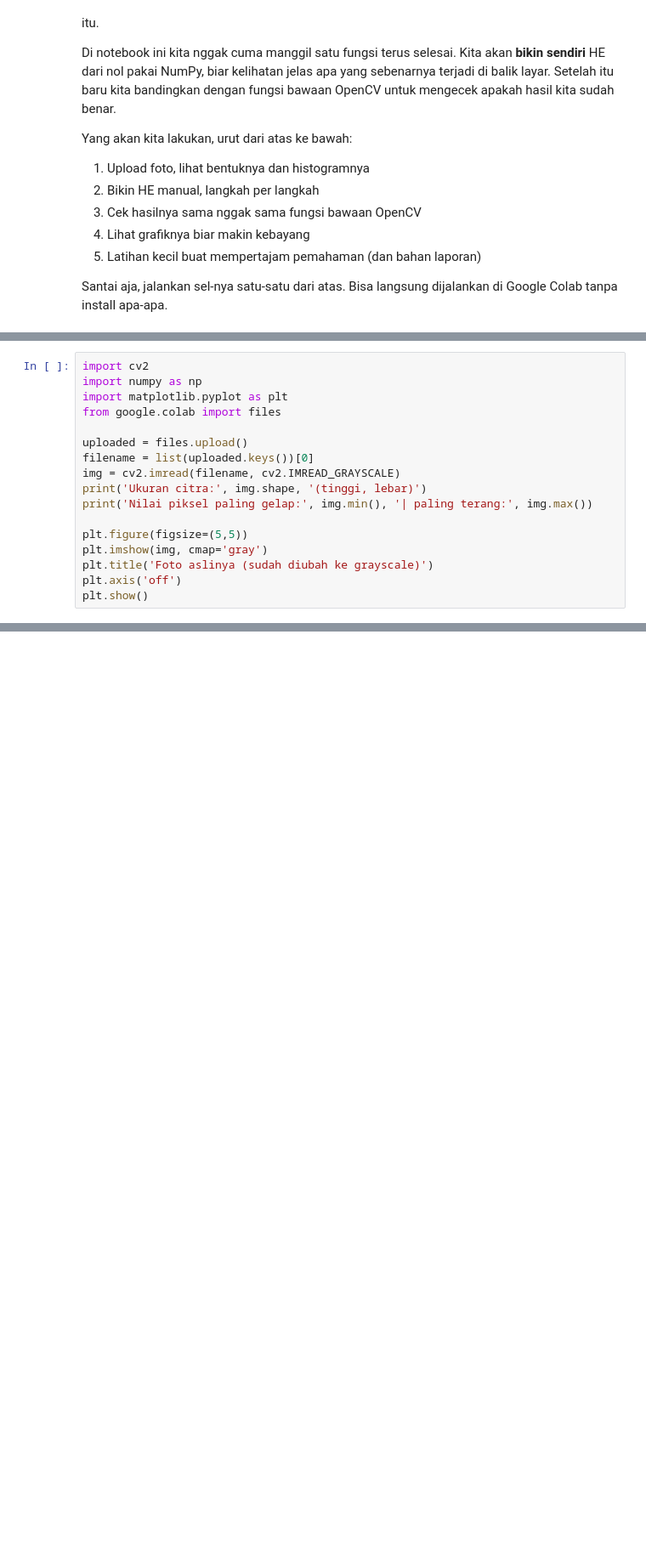
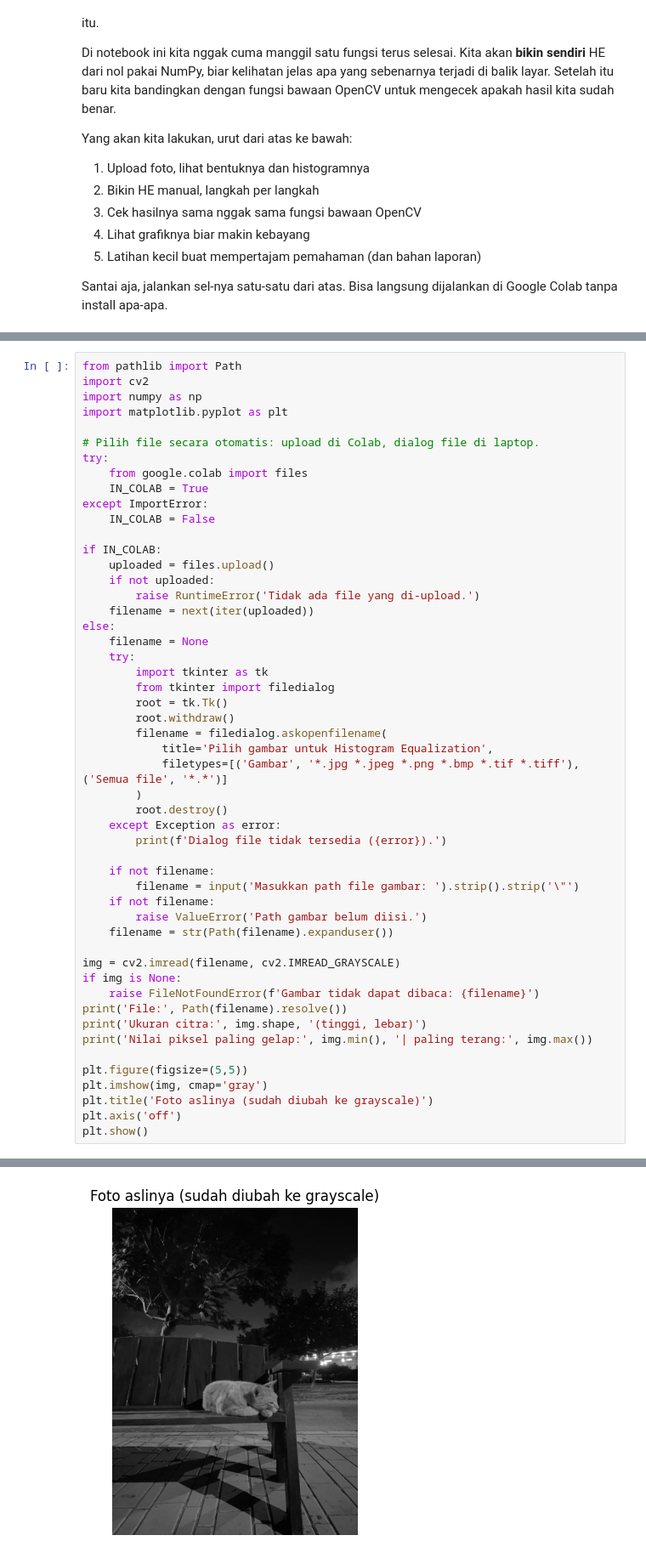
Before and after one commit to haqiqien/globalhe, a Jupyter notebook: python/Belajar_Histogram_Equalization.ipynb, the cells around one changed output, grey strips where cells are left out. Shown at 85% size. Cells and saved outputs as stored; diff of their text form; blank space fills up the shorter version.

```diff
--- a/python/Belajar_Histogram_Equalization.ipynb
+++ b/python/Belajar_Histogram_Equalization.ipynb
@@ -18,14 +20,48 @@ Santai aja, jalankan sel-nya satu-satu dari atas. Bisa langsung dijalankan di Go
 
 Silakan upload foto apa saja. Tapi supaya efek HE-nya kelihatan jelas dan nggak bikin bingung, coba cari foto yang agak **pudar atau kontrasnya rendah** — misalnya foto berkabut, foto yang diambil melawan cahaya (backlit), atau foto yang terlihat suram. Kalau fotonya sudah tajam dan kontrasnya bagus dari awal, nanti hasil HE-nya nggak terlalu kelihatan bedanya — dan itu justru hal menarik yang akan kita bahas juga nanti.
 # %%
+from pathlib import Path
 import cv2
 import numpy as np
 import matplotlib.pyplot as plt
-from google.colab import files
 
-uploaded = files.upload()
-filename = list(uploaded.keys())[0]
+# Pilih file secara otomatis: upload di Colab, dialog file di laptop.
+try:
+    from google.colab import files
+    IN_COLAB = True
+except ImportError:
+    IN_COLAB = False
+
+if IN_COLAB:
+    uploaded = files.upload()
+    if not uploaded:
+        raise RuntimeError('Tidak ada file yang di-upload.')
+    filename = next(iter(uploaded))
+else:
+    filename = None
+    try:
+        import tkinter as tk
+        from tkinter import filedialog
+        root = tk.Tk()
+        root.withdraw()
+        filename = filedialog.askopenfilename(
+            title='Pilih gambar untuk Histogram Equalization',
+            filetypes=[('Gambar', '*.jpg *.jpeg *.png *.bmp *.tif *.tiff'), ('Semua file', '*.*')]
+        )
+        root.destroy()
+    except Exception as error:
+        print(f'Dialog file tidak tersedia ({error}).')
+
+    if not filename:
+        filename = input('Masukkan path file gambar: ').strip().strip('\"')
+    if not filename:
+        raise ValueError('Path gambar belum diisi.')
+    filename = str(Path(filename).expanduser())
+
 img = cv2.imread(filename, cv2.IMREAD_GRAYSCALE)
+if img is None:
+    raise FileNotFoundError(f'Gambar tidak dapat dibaca: {filename}')
+print('File:', Path(filename).resolve())
 print('Ukuran citra:', img.shape, '(tinggi, lebar)')
 print('Nilai piksel paling gelap:', img.min(), '| paling terang:', img.max())
 
@@ -34,3 +70,4 @@ plt.imshow(img, cmap='gray')
 plt.title('Foto aslinya (sudah diubah ke grayscale)')
 plt.axis('off')
 plt.show()
+# %% [output]
@@ -37,3 +79,4 @@ plt.show()
+[figure, added]
 # %% [markdown]
 ### Coba lihat dulu histogramnya
 
```
Also changed, not shown: parts of 8 cells of this notebook.
